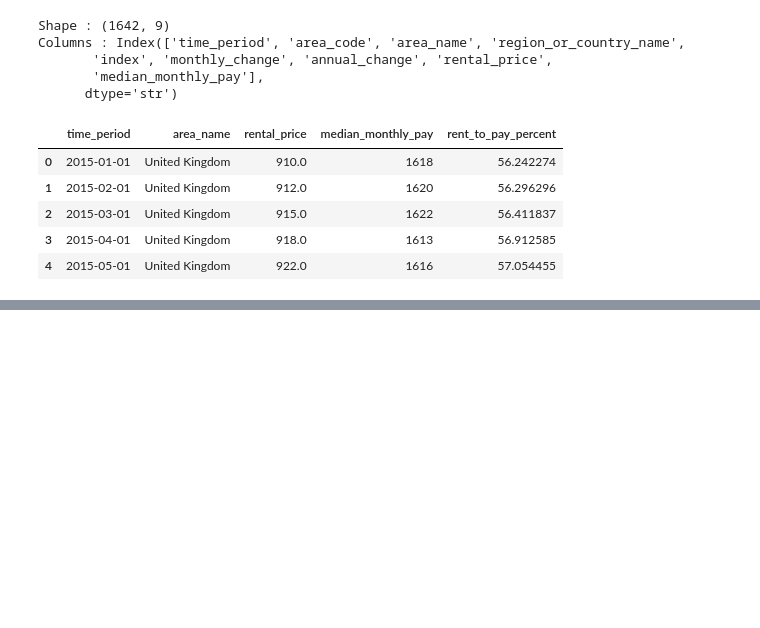
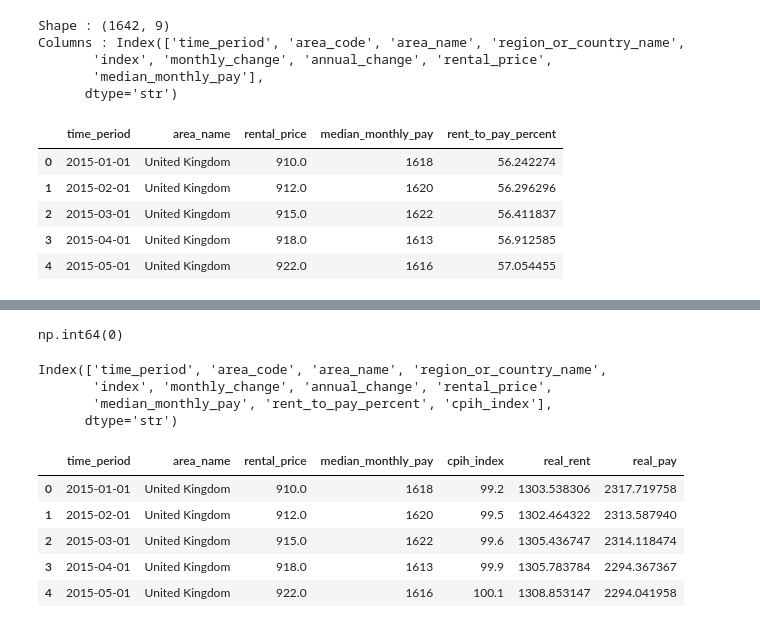
Before and after one commit to Puffinscatz/uk-affordability-analysis, a Jupyter notebook: notebooks/02_data_cleaning.ipynb, the cells around one changed output, grey strips where cells are left out. Cells and saved outputs as stored; diff of their text form; code cells hidden in the pictures; blank space fills up the shorter version.

Commit message:
Added inflation metrics

```diff
--- a/notebooks/02_data_cleaning.ipynb
+++ b/notebooks/02_data_cleaning.ipynb
@@ -432,0 +444,15 @@ affordability.to_csv(
+# %%
+inflation = pd.read_csv("../data/processed/inflation_clean.csv")
+affordability = pd.read_csv("../data/processed/affordability_data.csv")
+
+affordability["time_period"] = pd.to_datetime(affordability["time_period"])
+inflation["time_period"] = pd.to_datetime(inflation["time_period"])
+# %%
+affordability_inflation = pd.merge (
+    affordability,
+    inflation,
+    on="time_period",
+    how="left"
+)
+
+affordability_inflation.head()
@@ -432,0 +466,44 @@ affordability.to_csv(
+# %%
+affordability_inflation["cpih_index"].isna().sum()
+# %% [output]
+np.int64(0)
+# %%
+affordability_inflation.columns
+# %% [output]
+Index(['time_period', 'area_code', 'area_name', 'region_or_country_name',
+       'index', 'monthly_change', 'annual_change', 'rental_price',
+       'median_monthly_pay', 'rent_to_pay_percent', 'cpih_index'],
+      dtype='str')
+# %%
+latest_cpih = affordability_inflation["cpih_index"].dropna().iloc[-1]
+
+affordability_inflation["real_rent"] = (
+    affordability_inflation["rental_price"]
+    * latest_cpih
+    / affordability_inflation["cpih_index"]
+)
+
+affordability_inflation["real_pay"] = (
+    affordability_inflation["median_monthly_pay"]
+    * latest_cpih
+    / affordability_inflation["cpih_index"]
+)
+# %%
+affordability_inflation[
+    [
+        "time_period",
+        "area_name",
+        "rental_price",
+        "median_monthly_pay",
+        "cpih_index",
+        "real_rent",
+        "real_pay"
+    ]
+].head()
+# %% [output]
+|  | time_period | area_name | rental_price | median_monthly_pay | cpih_index | real_rent | real_pay |
+| 0 | 2015-01-01 | United Kingdom | 910.0 | 1618 | 99.2 | 1303.538306 | 2317.719758 |
+| 1 | 2015-02-01 | United Kingdom | 912.0 | 1620 | 99.5 | 1302.464322 | 2313.587940 |
+| 2 | 2015-03-01 | United Kingdom | 915.0 | 1622 | 99.6 | 1305.436747 | 2314.118474 |
+| 3 | 2015-04-01 | United Kingdom | 918.0 | 1613 | 99.9 | 1305.783784 | 2294.367367 |
+| 4 | 2015-05-01 | United Kingdom | 922.0 | 1616 | 100.1 | 1308.853147 | 2294.041958 |
```
Also changed, not shown: parts of 6 cells of this notebook, 4 other files.
